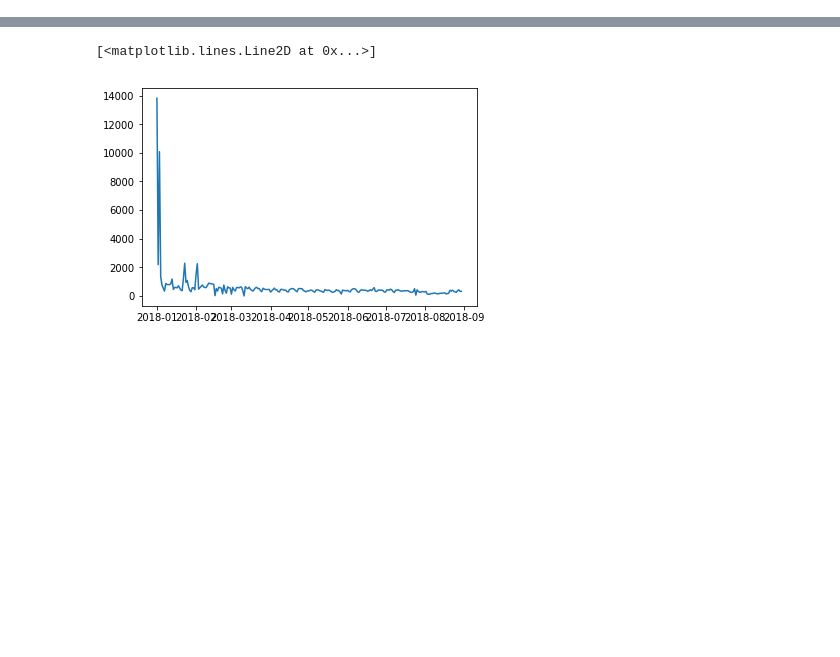
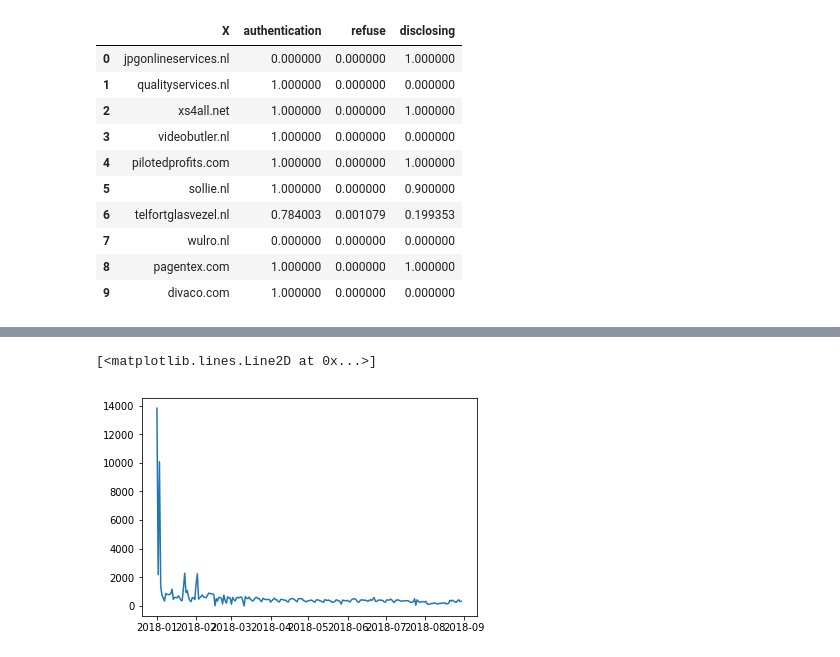
Before and after one commit to thechib12/EOS_telnet, a Jupyter notebook: code/block_4/EoS Block 4 Christiaan & Calvin.ipynb, the cells around one changed output, grey strips where cells are left out. Cells and saved outputs as stored; diff of their text form; code cells hidden in the pictures; blank space fills up the shorter version.

```diff
--- a/code/block_4/EoS Block 4 Christiaan & Calvin.ipynb
+++ b/code/block_4/EoS Block 4 Christiaan & Calvin.ipynb
@@ -6,3 +7,18 @@ import numpy as np
 
 
 df = pd.read_csv('telnetscan.csv', parse_dates = ['timestamp'] )
+# %%
+result = pd.read_csv('results2.csv')
+result.head(10)
+# %% [output]
+|  | X | authentication | refuse | disclosing |
+| 0 | jpgonlineservices.nl | 0.000000 | 0.000000 | 1.000000 |
+| 1 | qualityservices.nl | 1.000000 | 0.000000 | 0.000000 |
+| 2 | xs4all.net | 1.000000 | 0.000000 | 1.000000 |
+| 3 | videobutler.nl | 1.000000 | 0.000000 | 0.000000 |
+| 4 | pilotedprofits.com | 1.000000 | 0.000000 | 1.000000 |
+| 5 | sollie.nl | 1.000000 | 0.000000 | 0.900000 |
+| 6 | telfortglasvezel.nl | 0.784003 | 0.001079 | 0.199353 |
+| 7 | wulro.nl | 0.000000 | 0.000000 | 0.000000 |
+| 8 | pagentex.com | 1.000000 | 0.000000 | 1.000000 |
+| 9 | divaco.com | 1.000000 | 0.000000 | 0.000000 |
```
Also changed, not shown: parts of 12 cells of this notebook.
